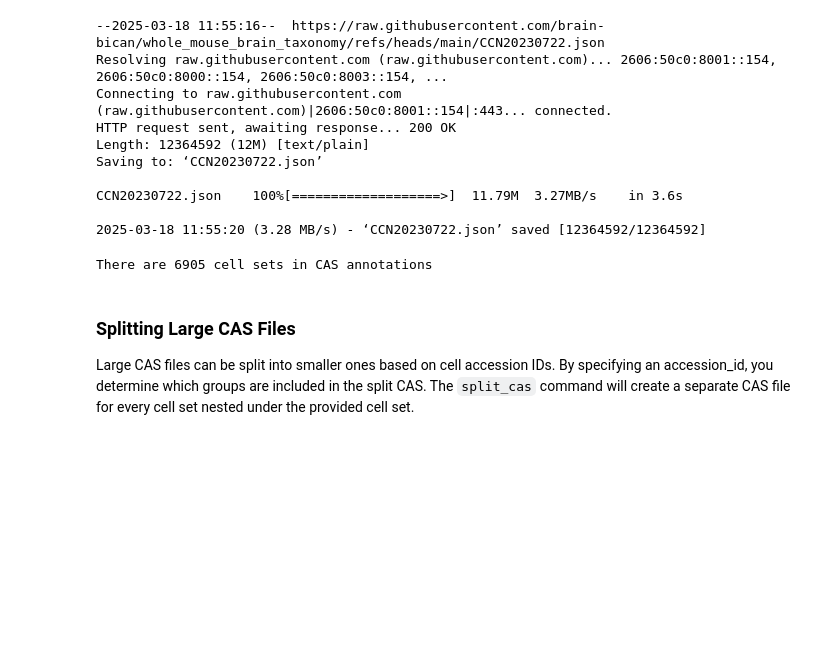
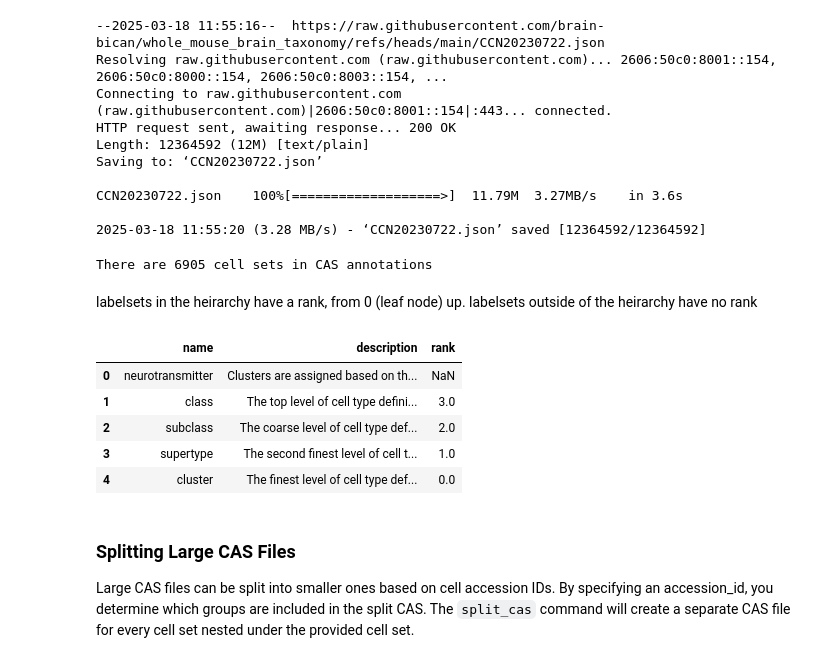
Before and after one commit to cellannotation/cas-tools, a Jupyter notebook: notebooks/Split_CAS_demo.ipynb, the cells around one changed output. Drawn from its saved outputs; the diff is of its cells as text; code cells hidden in the pictures; blank space fills up the shorter version.

```diff
--- a/notebooks/Split_CAS_demo.ipynb
+++ b/notebooks/Split_CAS_demo.ipynb
@@ -45,13 +45,27 @@ Saving to: ‘CCN20230722.json’
 CCN20230722.json    100%[===================>]  11.79M  3.27MB/s    in 3.6s
 
 2025-03-18 11:55:20 (3.28 MB/s) - ‘CCN20230722.json’ saved [12364592/12364592]
-# %%
-import json
-with open("data/CCN20230722.json", "r") as f:
-    cas = json.load(f)
-print(f"There are {len(cas['annotations'])} cell sets in CAS annotations")
-# %% [output]
-There are 6905 cell sets in CAS annotations
+# %%
+# Load and inspect the JSON file.
+
+import json
+import pandas as pd
+with open("data/CCN20230722.json", "r") as f:
+    cas = json.load(f)
+print(f"There are {len(cas['annotations'])} cell sets in CAS annotations")
+# %% [output]
+There are 6905 cell sets in CAS annotations
+# %% [markdown]
+labelsets in the heirarchy have a rank, from 0 (leaf node) up.  labelsets outside of the heirarchy have no rank
+# %%
+pd.DataFrame.from_records(cas['labelsets'])
+# %% [output]
+|  | name | description | rank |
+| 0 | neurotransmitter | Clusters are assigned based on th... | NaN |
+| 1 | class | The top level of cell type defini... | 3.0 |
+| 2 | subclass | The coarse level of cell type def... | 2.0 |
+| 3 | supertype | The second finest level of cell t... | 1.0 |
+| 4 | cluster | The finest level of cell type def... | 0.0 |
 # %% [markdown]
 ### Splitting Large CAS Files
 
```
Also changed, not shown: parts of 3 cells of this notebook.
